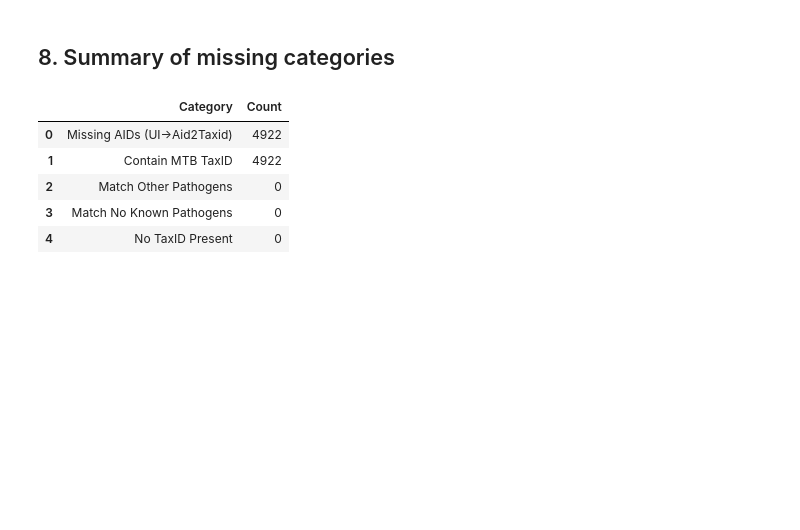
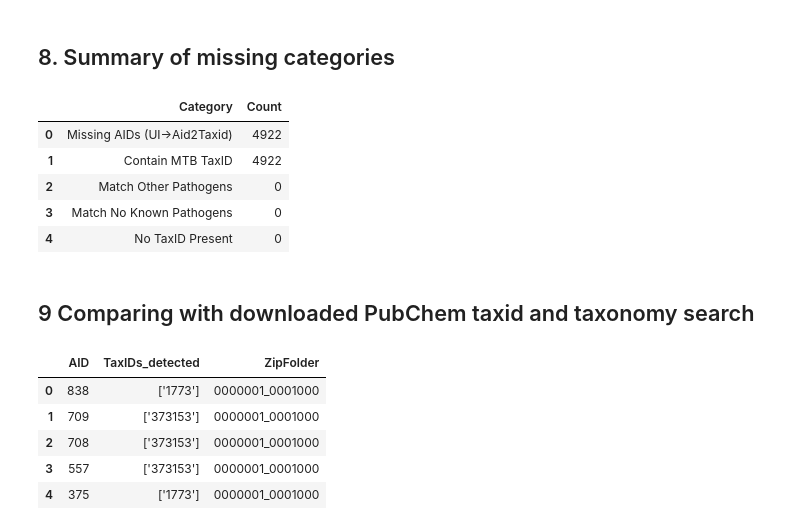
Before and after one commit to ersilia-os/pubchem-antimicrobial-tasks, a Jupyter notebook: notebooks/00_MTB_1773.ipynb, the cells around one changed output. Cells and saved outputs as stored; diff of their text form; code cells hidden in the pictures; blank space fills up the shorter version.

Commit message:
Comparing xml with ui

```diff
--- a/notebooks/00_MTB_1773.ipynb
+++ b/notebooks/00_MTB_1773.ipynb
@@ -240,3 +236,17 @@ summary_missing
 | 2 | Match Other Pathogens | 0 |
 | 3 | Match No Known Pathogens | 0 |
 | 4 | No TaxID Present | 0 |
+# %% [markdown]
+## 9 Comparing with downloaded PubChem taxid and taxonomy search
+# %%
+# Load your XML-derived filtered assays
+df_xml = pd.read_csv(DATA_PROCESSED / "filtered_assays_description_results.csv")
+
+df_xml.head()
+# %% [output]
+|  | AID | TaxIDs_detected | ZipFolder |
+| 0 | 838 | ['1773'] | 0000001_0001000 |
+| 1 | 709 | ['373153'] | 0000001_0001000 |
+| 2 | 708 | ['373153'] | 0000001_0001000 |
+| 3 | 557 | ['373153'] | 0000001_0001000 |
+| 4 | 375 | ['1773'] | 0000001_0001000 |
```
Also changed, not shown: parts of 15 cells of this notebook, 1 other file.
